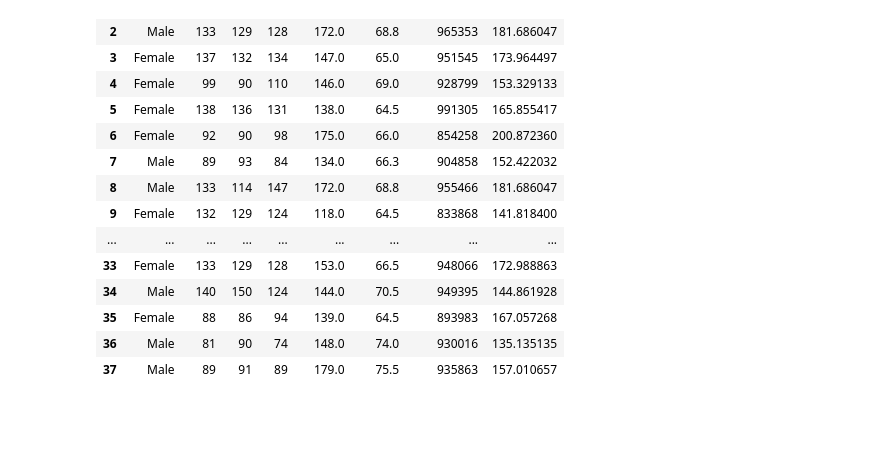
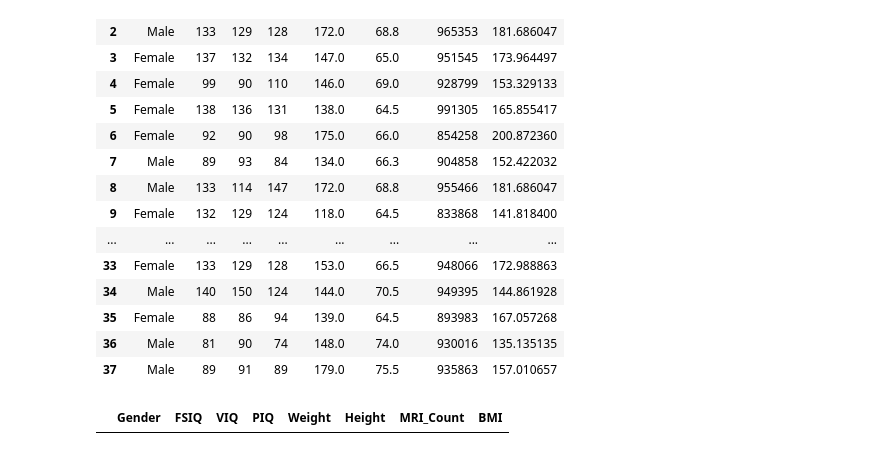
Before and after one commit to marianavasquezr/LAB_BIOSENALES, a Jupyter notebook: proyecto 1.ipynb, the cells around one changed output. Saved outputs shown, nothing was run; the diff lists cells and outputs as text; code cells hidden in the pictures; blank space fills up the shorter version.

```diff
--- a/proyecto 1.ipynb
+++ b/proyecto 1.ipynb
@@ -327,3 +327,7 @@ obesidad
 | 35 | Female | 88 | 86 | 94 | 139.0 | 64.5 | 893983 | 167.057268 |
 | 36 | Male | 81 | 90 | 74 | 148.0 | 74.0 | 930016 | 135.135135 |
 | 37 | Male | 89 | 91 | 89 | 179.0 | 75.5 | 935863 | 157.010657 |
+# %%
+peso_bajo
+# %% [output]
+|  | Gender | FSIQ | VIQ | PIQ | Weight | Height | MRI_Count | BMI |
```
Also changed, not shown: 1 other file.
